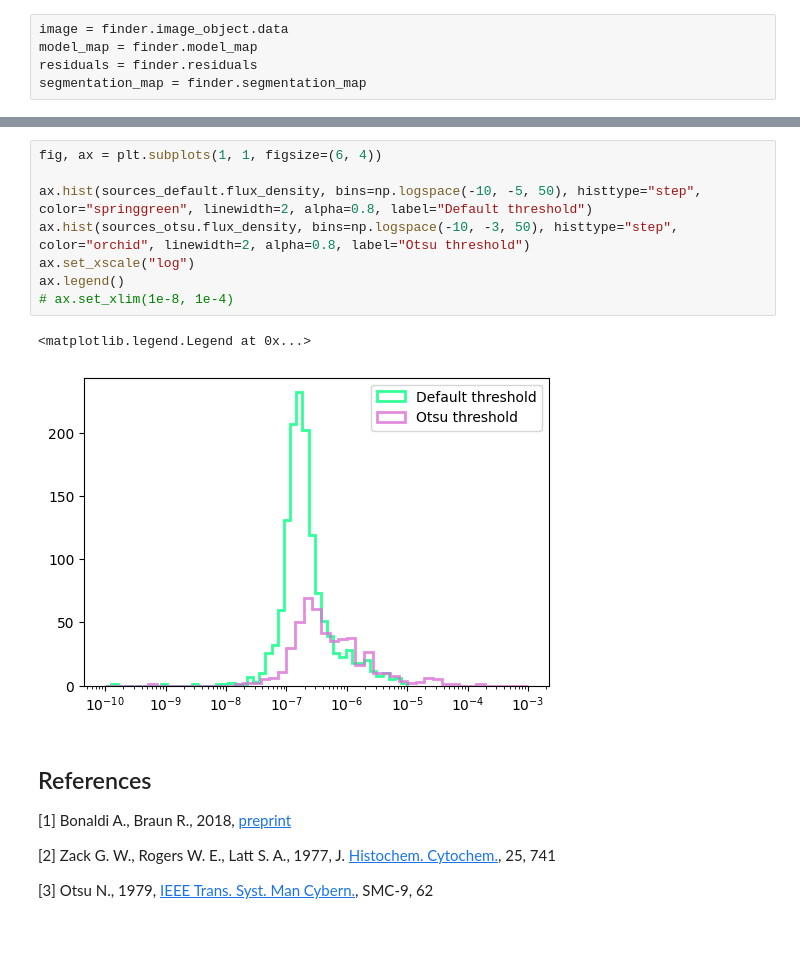
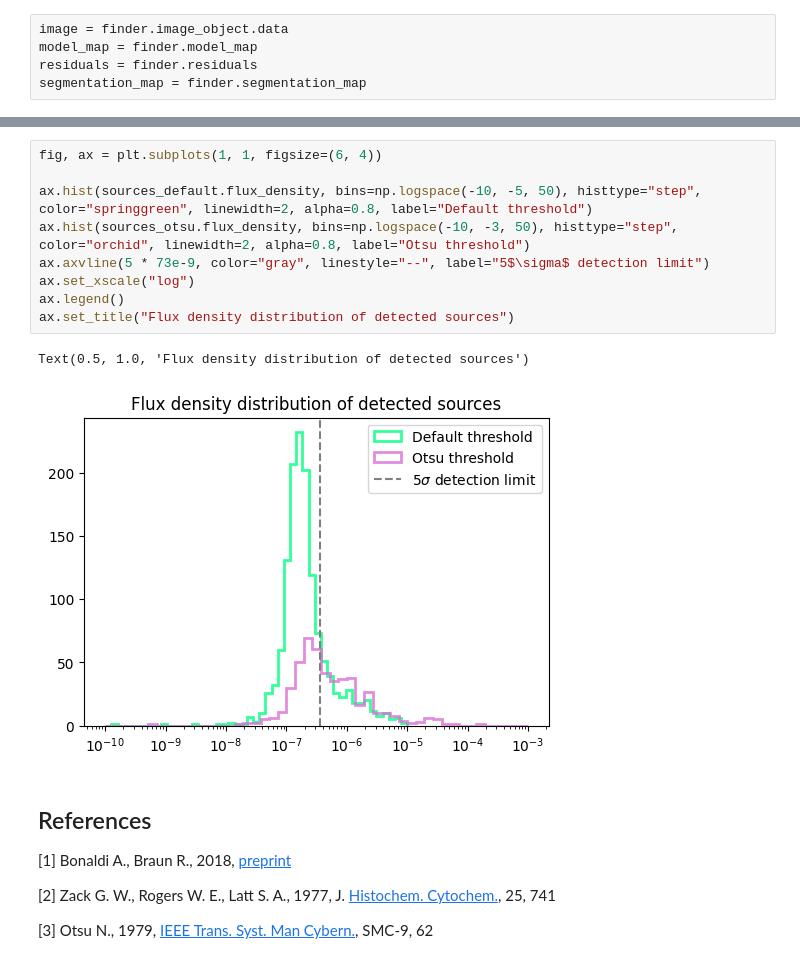
Before and after one commit to hstewart93/continunet, a Jupyter notebook: continunet/user_example.ipynb, the cells around one changed output, grey strips where cells are left out. Cells and saved outputs as stored; diff of their text form; blank space fills up the shorter version.

```diff
--- a/continunet/user_example.ipynb
+++ b/continunet/user_example.ipynb
@@ -131,14 +130,15 @@ Text(0.5, 1.0, 'Residuals')
 # %%
 fig, ax = plt.subplots(1, 1, figsize=(6, 4))
 
 ax.hist(sources_default.flux_density, bins=np.logspace(-10, -5, 50), histtype="step", color="springgreen", linewidth=2, alpha=0.8, label="Default threshold")
 ax.hist(sources_otsu.flux_density, bins=np.logspace(-10, -3, 50), histtype="step", color="orchid", linewidth=2, alpha=0.8, label="Otsu threshold")
+ax.axvline(5 * 73e-9, color="gray", linestyle="--", label="5$\sigma$ detection limit")
 ax.set_xscale("log")
 ax.legend()
-# ax.set_xlim(1e-8, 1e-4)
+ax.set_title("Flux density distribution of detected sources")
 # %% [output]
-<matplotlib.legend.Legend at 0x...>
+Text(0.5, 1.0, 'Flux density distribution of detected sources')
-[figure, old version]
+[figure, new version]
 # %% [markdown]
 ## References
 
```
Also changed, not shown: parts of 4 cells of this notebook.
